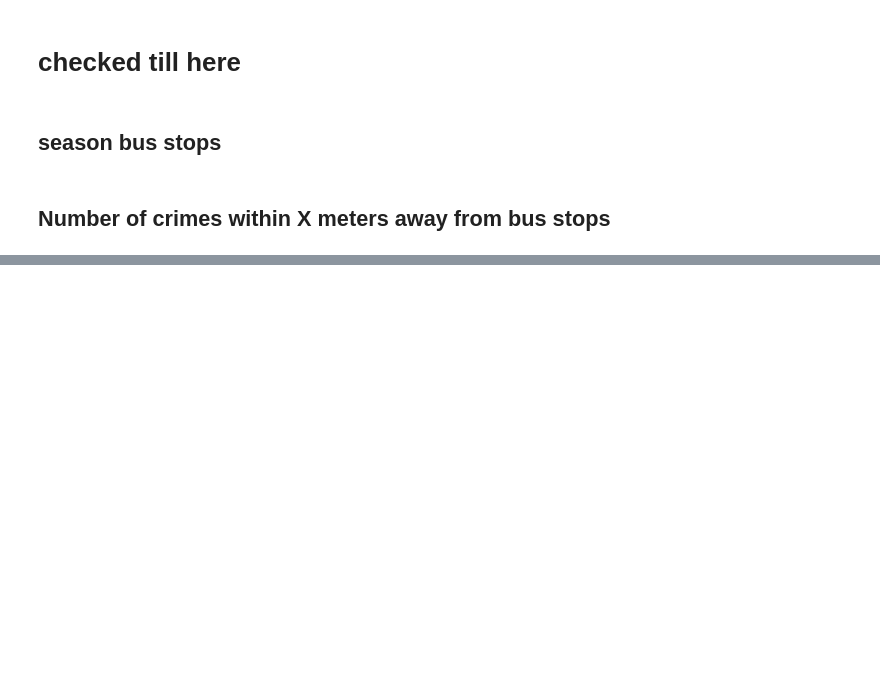
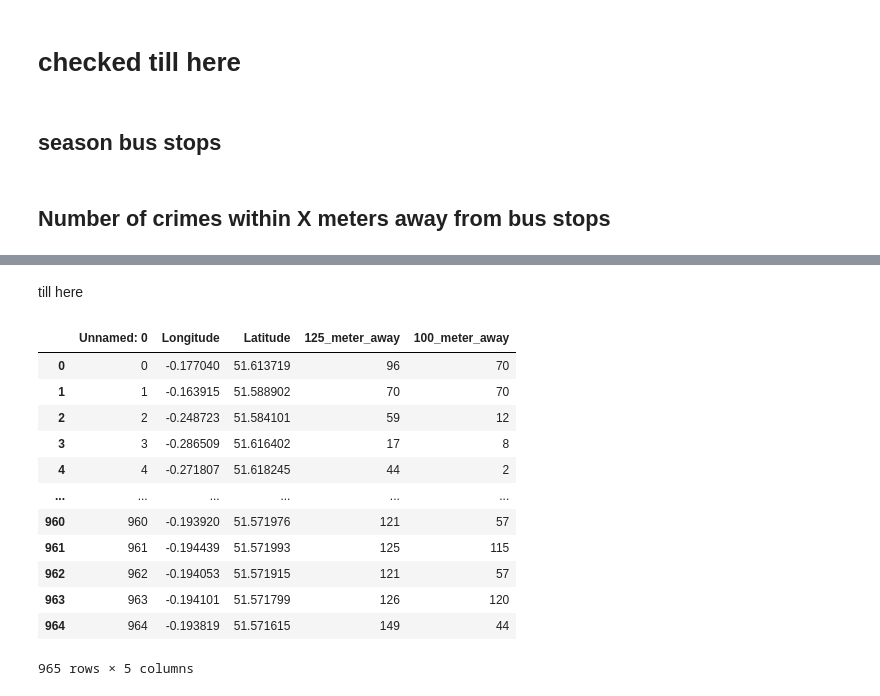
Before and after one commit to gheytuli-k/JBG050-Group6, a Jupyter notebook: BusStop.ipynb, the cells around one changed output, grey strips where cells are left out. Saved outputs shown, nothing was run; the diff lists cells and outputs as text; code cells hidden in the pictures; blank space fills up the shorter version.

```diff
--- a/BusStop.ipynb
+++ b/BusStop.ipynb
@@ -732,0 +812,19 @@ result_df.to_csv(f'Data/Bus station analysis/{distance} from busstop.csv')
+# %% [markdown]
+till here
+# %%
+bus100away = pd.read_csv('Data/Bus station analysis/100 meters from busstop.csv')
+bus100away
+# %% [output]
+|  | Unnamed: 0 | Longitude | Latitude | 125_meter_away | 100_meter_away |
+| 0 | 0 | -0.177040 | 51.613719 | 96 | 70 |
+| 1 | 1 | -0.163915 | 51.588902 | 70 | 70 |
+| 2 | 2 | -0.248723 | 51.584101 | 59 | 12 |
+| 3 | 3 | -0.286509 | 51.616402 | 17 | 8 |
+| 4 | 4 | -0.271807 | 51.618245 | 44 | 2 |
+| ... | ... | ... | ... | ... | ... |
+| 960 | 960 | -0.193920 | 51.571976 | 121 | 57 |
+| 961 | 961 | -0.194439 | 51.571993 | 125 | 115 |
+| 962 | 962 | -0.194053 | 51.571915 | 121 | 57 |
+| 963 | 963 | -0.194101 | 51.571799 | 126 | 120 |
+| 964 | 964 | -0.193819 | 51.571615 | 149 | 44 |
+965 rows × 5 columns
```
Also changed, not shown: parts of 30 cells of this notebook, 6 other files.
